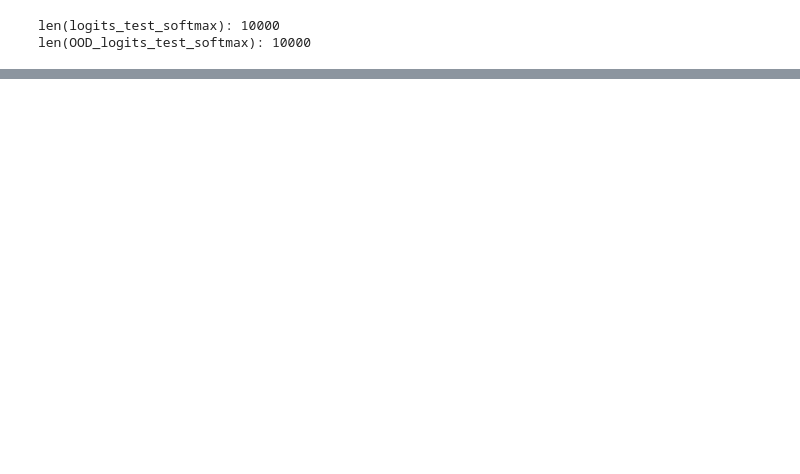
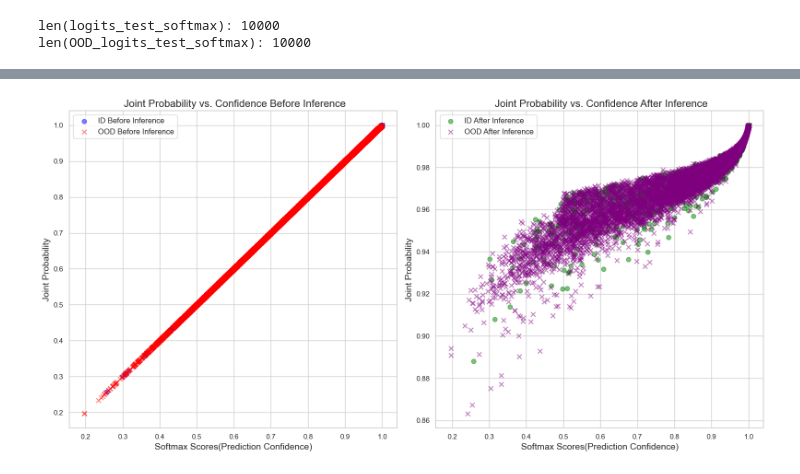
Before and after one commit to liukidar/pcx, a Jupyter notebook: examples/7_out_of_distribution_energy_analysis.ipynb, the cells around one changed output, grey strips where cells are left out. Drawn from its saved outputs; the diff is of its cells as text; code cells hidden in the pictures; blank space fills up the shorter version.

```diff
--- a/examples/7_out_of_distribution_energy_analysis.ipynb
+++ b/examples/7_out_of_distribution_energy_analysis.ipynb
@@ -1366,0 +1367,64 @@ plot_sqrt_energy_vs_confidence(e_pre_, OOD_e_pre_, e_post_, OOD_e_post_, max_sof
+# %%
+import matplotlib.pyplot as plt
+import seaborn as sns
+import jax.numpy as jnp
+import numpy as np
+
+def plot_joint_prob_vs_confidence(p_pre, OOD_p_pre, p_post, OOD_p_post, max_softmax_values, OOD_max_softmax_values, prefix_title=''):
+    """
+    Create scatter plots of joint probabilities versus argmax softmax values (prediction confidence) for both MNIST (ID) and FashionMNIST (OOD).
+
+    Parameters:
+    - p_pre: JAX array of joint probabilities for in-distribution data before inference steps.
+    - OOD_p_pre: JAX array of joint probabilities for out-of-distribution data before inference steps.
+    - p_post: JAX array of joint probabilities for in-distribution data after inference steps.
+    - OOD_p_post: JAX array of joint probabilities for out-of-distribution data after inference steps.
+    - max_softmax_values: JAX array of argmax softmax values (prediction confidence) for in-distribution data.
+    - OOD_max_softmax_values: JAX array of argmax softmax values (prediction confidence) for out-of-distribution data.
+    - prefix_title: String prefix to add before the title of the plot.
+    """
+    # Convert JAX arrays to NumPy arrays for plotting
+    p_pre_np = np.array(p_pre)
+    OOD_p_pre_np = np.array(OOD_p_pre)
+    p_post_np = np.array(p_post)
+    OOD_p_post_np = np.array(OOD_p_post)
+    max_softmax_values_np = np.array(max_softmax_values)
+    OOD_max_softmax_values_np = np.array(OOD_max_softmax_values)
+
+    # Use seaborn style for better aesthetics
+    sns.set(style="whitegrid")
+
+    plt.figure(figsize=(16, 8))
+
+    # Scatter plot for p_pre vs. max_softmax_values (ID)
+    plt.subplot(1, 2, 1)
+    plt.scatter(max_softmax_values_np, p_pre_np, color='blue', alpha=0.5, s=50, label='ID Before Inference', marker='o')
+    plt.scatter(OOD_max_softmax_values_np, OOD_p_pre_np, color='red', alpha=0.5, s=50, label='OOD Before Inference', marker='x')
+    plt.title(f'{prefix_title} Joint Probability vs. Confidence Before Inference', fontsize=16)
+    plt.xlabel('Softmax Scores(Prediction Confidence)', fontsize=14)
+    plt.ylabel('Joint Probability', fontsize=14)
+    plt.legend(loc='best', fontsize=12)
+    plt.grid(True)
+
+    # Scatter plot for p_post vs. max_softmax_values (ID)
+    plt.subplot(1, 2, 2)
+    plt.scatter(max_softmax_values_np, p_post_np, color='green', alpha=0.5, s=50, label='ID After Inference', marker='o')
+    plt.scatter(OOD_max_softmax_values_np, OOD_p_post_np, color='purple', alpha=0.5, s=50, label='OOD After Inference', marker='x')
+    plt.title(f'{prefix_title} Joint Probability vs. Confidence After Inference', fontsize=16)
+    plt.xlabel('Softmax Scores(Prediction Confidence)', fontsize=14)
+    plt.ylabel('Joint Probability', fontsize=14)
+    plt.legend(loc='best', fontsize=12)
+    plt.grid(True)
+
+    # Adjust layout for better fit
+    plt.tight_layout()
+
+    # Save the figure
+    plt.savefig("joint_prob_vs_confidence.png", dpi=300)
+
+    plt.show()
+
+# Plot the joint probability vs. confidence scatter plots with a prefix in the title
+plot_joint_prob_vs_confidence(p_pre, OOD_p_pre, p_post, OOD_p_post, max_softmax_values, OOD_max_softmax_values)
+# %% [output]
+[figure, added]
```
Also changed, not shown: parts of 23 cells of this notebook.
